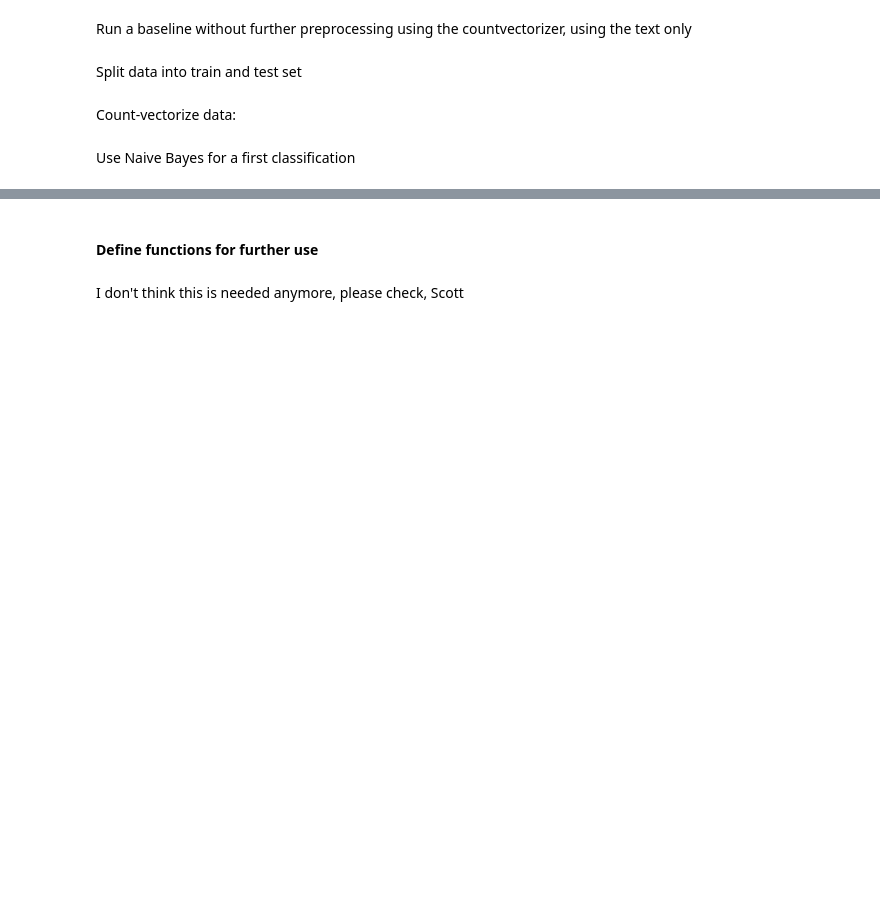
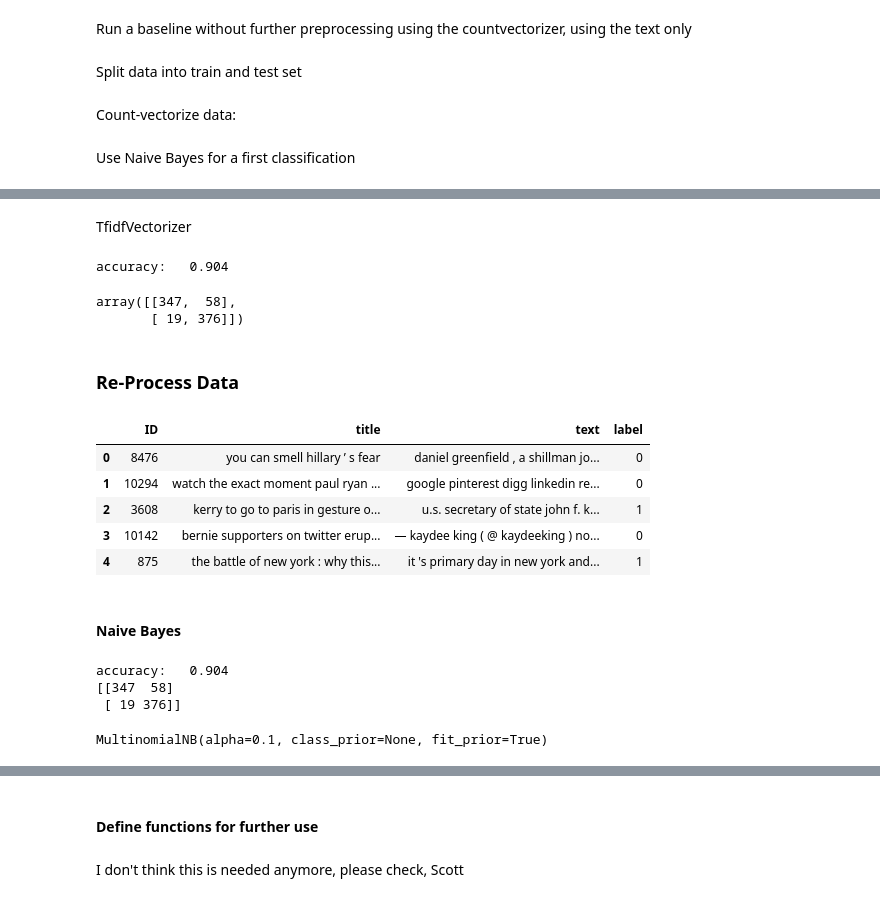
Before and after one commit to ScottPanIE/NLP_Assignment, a Jupyter notebook: script/Sirius.ipynb, the cells around one changed output, grey strips where cells are left out. Cells and saved outputs as stored; diff of their text form; code cells hidden in the pictures; blank space fills up the shorter version.

Commit message:
add different models and remove redundent part

```diff
--- a/script/Sirius.ipynb
+++ b/script/Sirius.ipynb
@@ -114,0 +120,2 @@ array([[348,  57],
+# %% [markdown]
+TfidfVectorizer
@@ -114,0 +128,37 @@ array([[348,  57],
+# %%
+MltNB_TFIDF = MultinomialNB(alpha=0.1)
+MltNB_TFIDF.fit(tfidf_train, y_baseline)
+pred_TFIDF = MltNB_TFIDF.predict(tfidf_test)
+acc_TFIDF = accuracy_score(y_test_baseline, pred_TFIDF)
+print("accuracy:   %0.3f" % acc_TFIDF)
+
+confusion_matrix(y_test_baseline, pred_TFIDF, labels=['FAKE', 'REAL'])
+# %% [output]
+accuracy:   0.904
+array([[347,  58],
+       [ 19, 376]])
+# %% [markdown]
+### Re-Process Data
+# %%
+def prepare_data(data):
+    """
+    processing data, on text and title
+    """
+    # fix X1 X2 issue
+    data = rearrange(data)
+    # tokenize the title and text
+    data['title'] = data.title.apply(lambda x:" ".join(word_tokenize(x.lower())))
+    data['text'] = data.text.apply(lambda x:" ".join(word_tokenize(x.lower())))
+    # convert the target variable to 0 and 1
+    data.label = data.label.apply(lambda x:1 if x == 'REAL' else 0)
+    return data
+# %%
+train_0 = pd.read_csv('../data/fake_or_real_news_training.csv')
+train_1 = prepare_data(train_0)
+# %% [output]
+|  | ID | title | text | label |
+| 0 | 8476 | you can smell hillary ’ s fear | daniel greenfield , a shillman jo... | 0 |
+| 1 | 10294 | watch the exact moment paul ryan ... | google pinterest digg linkedin re... | 0 |
+| 2 | 3608 | kerry to go to paris in gesture o... | u.s. secretary of state john f. k... | 1 |
+| 3 | 10142 | bernie supporters on twitter erup... | — kaydee king ( @ kaydeeking ) no... | 0 |
+| 4 | 875 | the battle of new york : why this... | it 's primary day in new york and... | 1 |
@@ -114,0 +187,2 @@ array([[348,  57],
+# %% [markdown]
+#### Naive Bayes
@@ -114,0 +210,7 @@ array([[348,  57],
+# %%
+nb_model(train_1,'tfidf',0.8)
+# %% [output]
+accuracy:   0.904
+[[347  58]
+ [ 19 376]]
+MultinomialNB(alpha=0.1, class_prior=None, fit_prior=True)
```
Also changed, not shown: parts of 23 cells of this notebook.
